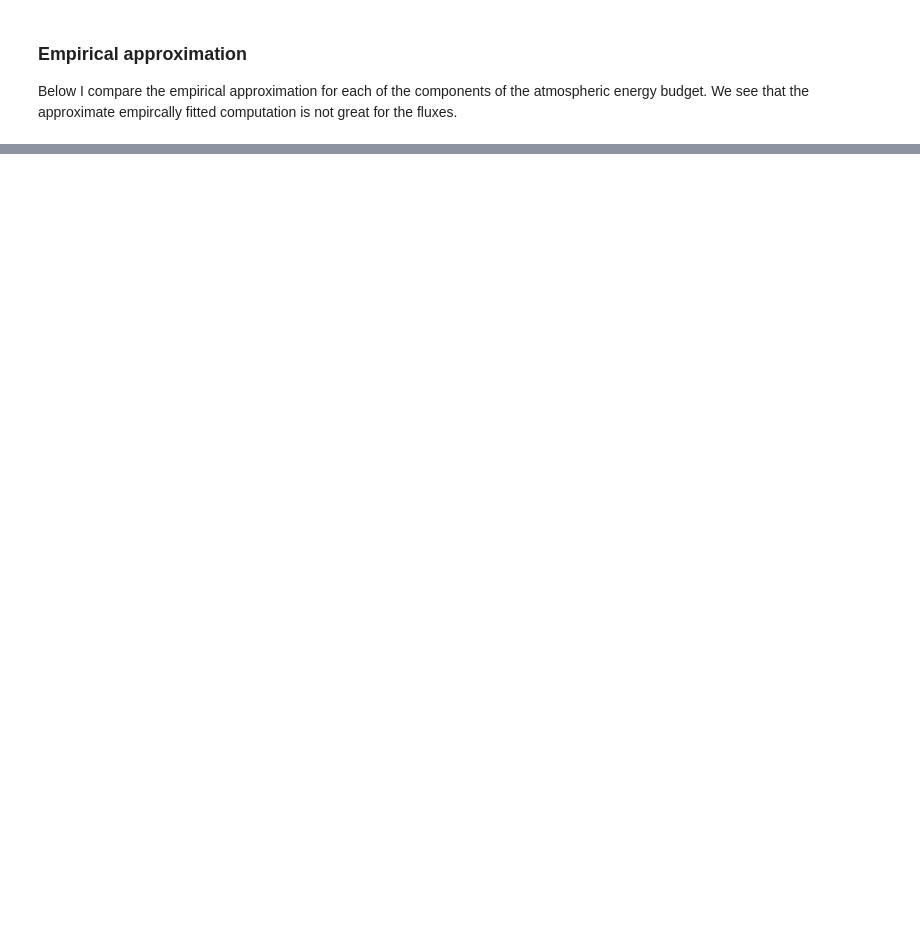
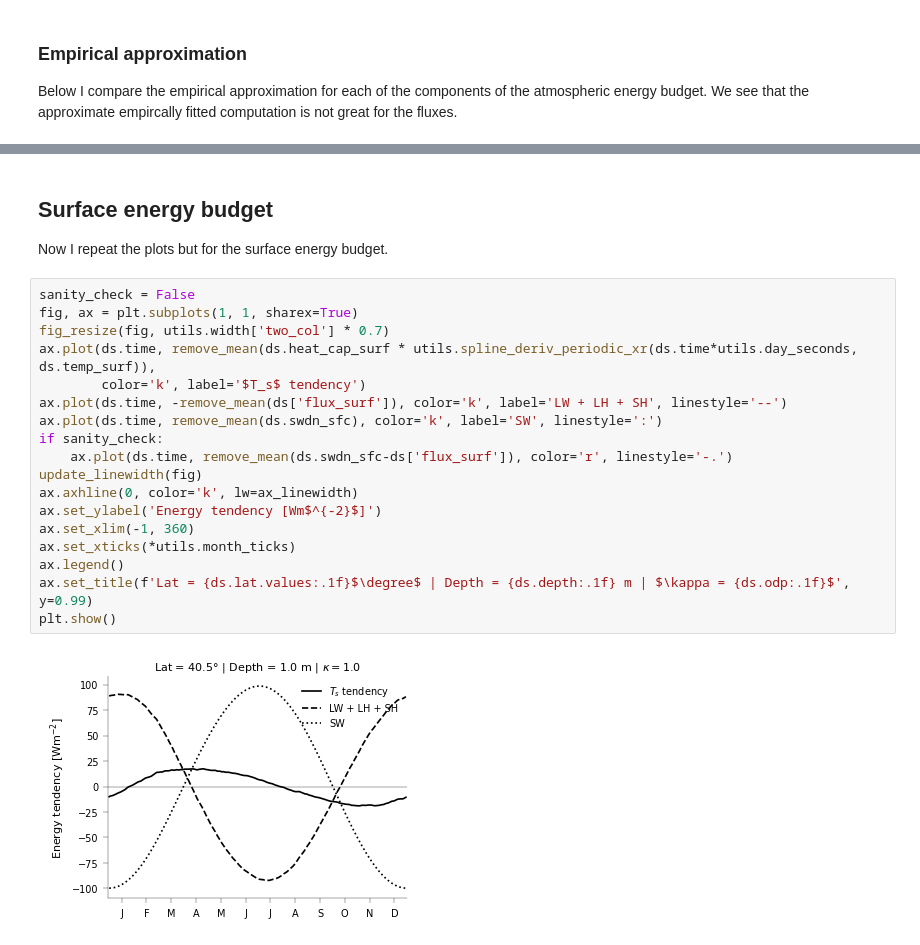
Before and after one commit to jduffield65/Isca, a Jupyter notebook: jobs/thesis_season/energy_balance_empirical.ipynb, the cells around one changed output, grey strips where cells are left out. Drawn from its saved outputs; the diff is of its cells as text; blank space fills up the shorter version.

```diff
--- a/jobs/thesis_season/energy_balance_empirical.ipynb
+++ b/jobs/thesis_season/energy_balance_empirical.ipynb
@@ -147,0 +148,23 @@ plt.show()
+# %% [markdown]
+## Surface energy budget
+Now I repeat the plots but for the surface energy budget.
+# %%
+sanity_check = False
+fig, ax = plt.subplots(1, 1, sharex=True)
+fig_resize(fig, utils.width['two_col'] * 0.7)
+ax.plot(ds.time, remove_mean(ds.heat_cap_surf * utils.spline_deriv_periodic_xr(ds.time*utils.day_seconds, ds.temp_surf)),
+        color='k', label='$T_s$ tendency')
+ax.plot(ds.time, -remove_mean(ds['flux_surf']), color='k', label='LW + LH + SH', linestyle='--')
+ax.plot(ds.time, remove_mean(ds.swdn_sfc), color='k', label='SW', linestyle=':')
+if sanity_check:
+    ax.plot(ds.time, remove_mean(ds.swdn_sfc-ds['flux_surf']), color='r', linestyle='-.')
+update_linewidth(fig)
+ax.axhline(0, color='k', lw=ax_linewidth)
+ax.set_ylabel('Energy tendency [Wm$^{-2}$]')
+ax.set_xlim(-1, 360)
+ax.set_xticks(*utils.month_ticks)
+ax.legend()
+ax.set_title(f'Lat = {ds.lat.values:.1f}$\degree$ | Depth = {ds.depth:.1f} m | $\kappa = {ds.odp:.1f}$', y=0.99)
+plt.show()
+# %% [output]
+[figure, added]
```
Also changed, not shown: parts of 7 cells of this notebook, 3 other files.
